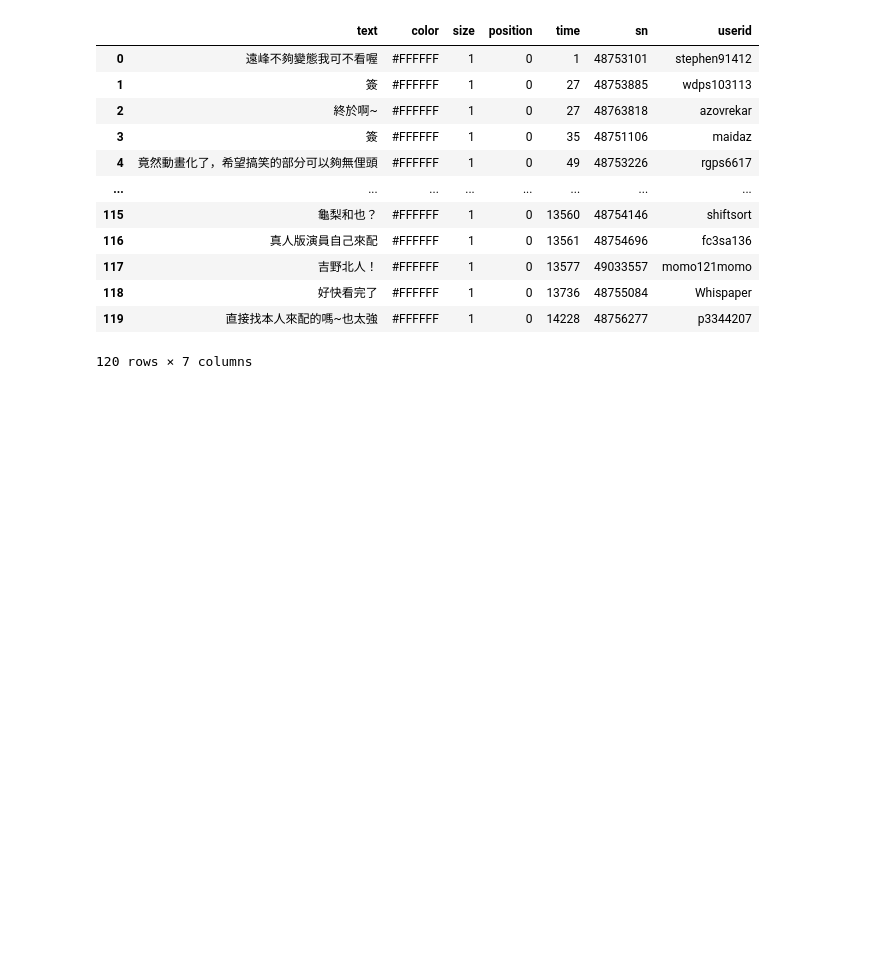
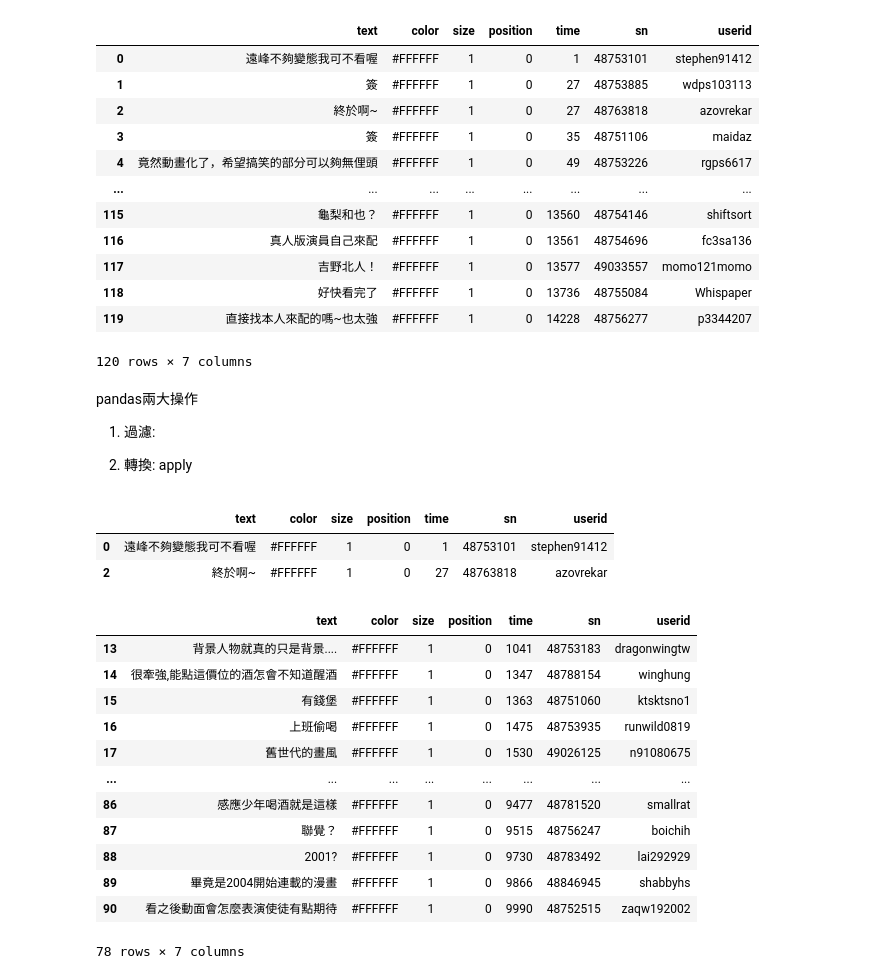
Before and after one commit to Elwing-Chou/tibame20260423, a Jupyter notebook: tibame20260509.ipynb, the cells around one changed output. Saved outputs shown, nothing was run; the diff lists cells and outputs as text; code cells hidden in the pictures; blank space fills up the shorter version.

```diff
--- a/tibame20260509.ipynb
+++ b/tibame20260509.ipynb
@@ -378,3 +378,40 @@ df
 | 118 | 好快看完了 | #FFFFFF | 1 | 0 | 13736 | 48755084 | Whispaper |
 | 119 | 直接找本人來配的嗎~也太強 | #FFFFFF | 1 | 0 | 14228 | 48756277 | p3344207 |
 120 rows × 7 columns
+# %% [markdown]
+pandas兩大操作
+
+1. 過濾:
+
+2. 轉換: apply
+# %%
+# 過濾的原理: 準備跟你資料筆數一樣多的True/False True:留下
+fil = [True, False, True]
+df.head(3)[fil]
+# %% [output]
+|  | text | color | size | position | time | sn | userid |
+| 0 | 遠峰不夠變態我可不看喔 | #FFFFFF | 1 | 0 | 1 | 48753101 | stephen91412 |
+| 2 | 終於啊~ | #FFFFFF | 1 | 0 | 27 | 48763818 | azovrekar |
+# %%
+fil = df["userid"] == "stephen91412"
+df[fil]
+
+fil1 = df["time"] > 1000
+fil2 = df["time"] < 10000
+# 組合: and(&) or(|)
+fil = fil1 & fil2
+df[fil]
+# %% [output]
+|  | text | color | size | position | time | sn | userid |
+| 13 | 背景人物就真的只是背景.... | #FFFFFF | 1 | 0 | 1041 | 48753183 | dragonwingtw |
+| 14 | 很牽強,能點這價位的酒怎會不知道醒酒 | #FFFFFF | 1 | 0 | 1347 | 48788154 | winghung |
+| 15 | 有錢堡 | #FFFFFF | 1 | 0 | 1363 | 48751060 | ktsktsno1 |
+| 16 | 上班偷喝 | #FFFFFF | 1 | 0 | 1475 | 48753935 | runwild0819 |
+| 17 | 舊世代的畫風 | #FFFFFF | 1 | 0 | 1530 | 49026125 | n91080675 |
+| ... | ... | ... | ... | ... | ... | ... | ... |
+| 86 | 感應少年喝酒就是這樣 | #FFFFFF | 1 | 0 | 9477 | 48781520 | smallrat |
+| 87 | 聯覺？ | #FFFFFF | 1 | 0 | 9515 | 48756247 | boichih |
+| 88 | 2001? | #FFFFFF | 1 | 0 | 9730 | 48783492 | lai292929 |
+| 89 | 畢竟是2004開始連載的漫畫 | #FFFFFF | 1 | 0 | 9866 | 48846945 | shabbyhs |
+| 90 | 看之後動面會怎麼表演使徒有點期待 | #FFFFFF | 1 | 0 | 9990 | 48752515 | zaqw192002 |
+78 rows × 7 columns
```
